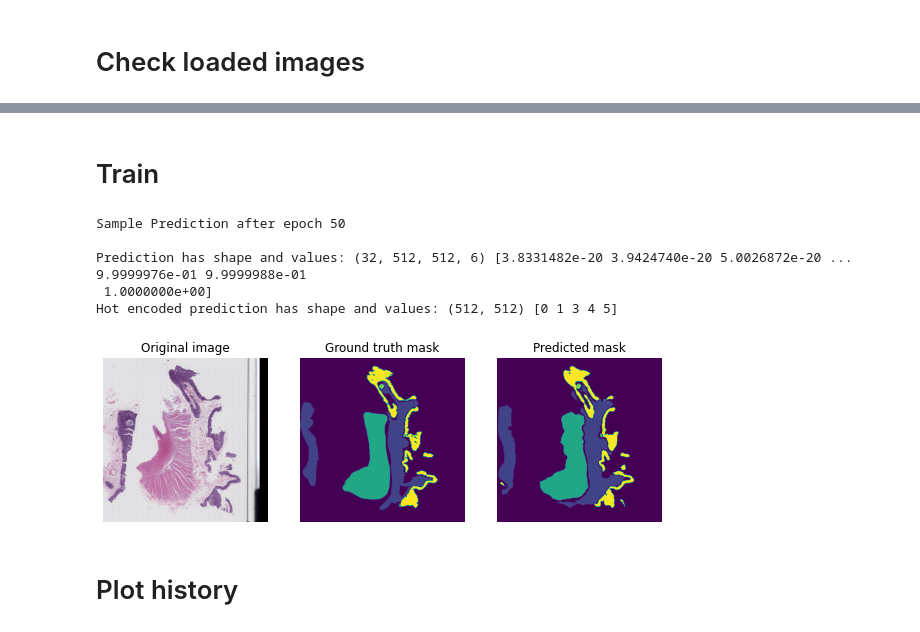
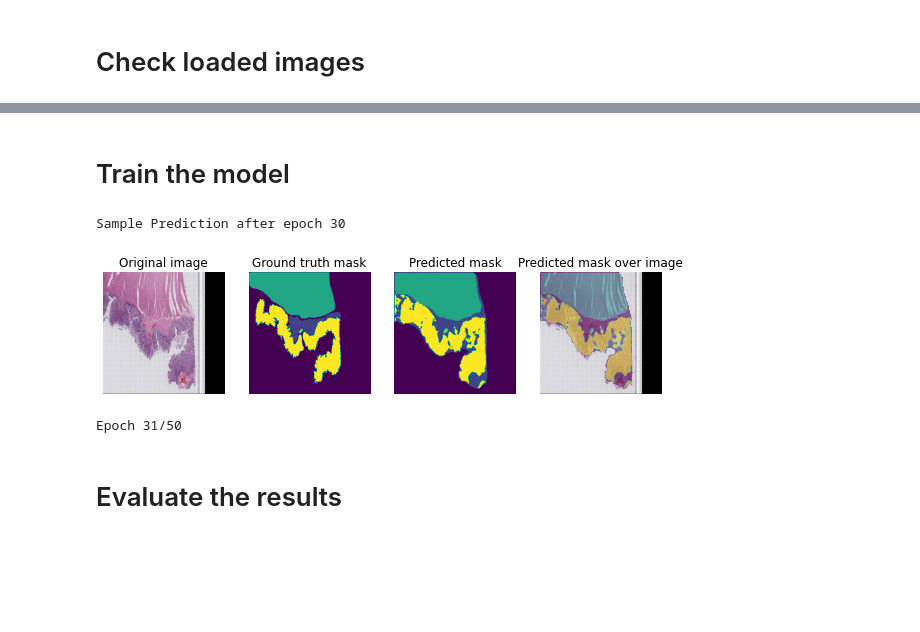
Before and after one commit to julenbhy/biomedical_image_segmentation, a Jupyter notebook: tissue_segmentator.ipynb, the cells around one changed output, grey strips where cells are left out. Cells and saved outputs as stored; diff of their text form; code cells hidden in the pictures; blank space fills up the shorter version.

```diff
--- a/tissue_segmentator.ipynb
+++ b/tissue_segmentator.ipynb
@@ -154,6 +141,11 @@ sm.framework()
 
 ACTIVATION = 'softmax'
 OPTIMIZER = tf.keras.optimizers.Adam(0.0001)
+
+#class_weights = [0.2138, 2.6031, 2.9286, 2.5219, 69.9673, 5.3551]
+#class_weights = [0.2177, 2.6855, 2.8543, 2.3903, 109.975, 3.9136]
+class_weights = su.get_class_weights(TRAIN_PATH+'masks/img')
+print('Class weights:', class_weights)
 
 dice_loss = sm.losses.DiceLoss(class_weights=np.array(class_weights))
 focal_loss = sm.losses.CategoricalFocalLoss()
@@ -176,36 +168,13 @@ model.compile(OPTIMIZER,
 #model.summary()    #print the model structure
 
 
-def show_prediction():
-    global train_generator
-    title = ['Input Image', 'Expected Annotation', 'Prediction']
-    images, masks = train_generator.__next__()
-    prediction = model.predict(images)
-    print('Prediction has shape and values:',prediction.shape, np.unique(prediction[0]))
-
-    f = plt.figure(figsize = (10, 10))
-    image = images[0]
-    mask = np.argmax(masks[0], axis=2) #hot encoded to 1 channel
-    prediction = np.argmax(prediction[0], axis=2) #hot encoded to 1 channel
-    print('Hot encoded prediction has shape and values:',prediction.shape, np.unique(prediction))
-    f.add_subplot(1,3,1)
-    plt.axis('off')
-    plt. title('Original image')
-    plt.imshow(image)
-    f.add_subplot(1,3,2)
-    plt.axis('off')
-    plt. title('Ground truth mask')
-    plt.imshow(mask)
-    f.add_subplot(1,3,3)
-    plt.axis('off')
-    plt. title('Predicted mask')
-    plt.imshow(prediction)
-    plt.show(block=True)
-    plt.show
-
 # This class is used by model.fet to print a prediction at the end of every epoch
 class DisplayCallback(tf.keras.callbacks.Callback):
     def on_epoch_end(self, epoch, logs=None):
         clear_output(wait=True)
         print ('\nSample Prediction after epoch {}\n'.format(epoch+1))
-        show_prediction()
+        images, masks = train_generator.__next__()
+        predictions = model.predict(images)
+        one_channel_masks = np.argmax(masks, axis=3) #hot encoded to 1 channel
+        one_channel_predictions = np.argmax(predictions, axis=3) #hot encoded to 1 channel
+        su.plot_prediction(images, one_channel_masks, one_channel_predictions)
@@ -230,20 +181,18 @@ coreClock: 1.38GHz coreCount: 80 deviceMemorySize: 31.75GiB deviceMemoryBandwidt
 # %% [markdown]
-# Train
+# Train the model
 # %%
-show_prediction()
 history = model.fit(train_generator,
                     epochs=50,
                     steps_per_epoch=50,
                     validation_data=val_generator,
                     validation_steps=50,
                     callbacks=[DisplayCallback()]
                    )
+
+model.save('./resources/unet_first_working.hdf5')
 # %% [output]
-Sample Prediction after epoch 50
-
-Prediction has shape and values: (32, 512, 512, 6) [3.8331482e-20 3.9424740e-20 5.0026872e-20 ... 9.9999976e-01 9.9999988e-01
- 1.0000000e+00]
-Hot encoded prediction has shape and values: (512, 512) [0 1 3 4 5]
+Sample Prediction after epoch 30
-[figure, old version]
+[figure, new version]
+Epoch 31/50
 # %% [markdown]
-# Plot history
+# Evaluate the results
```
Also changed, not shown: parts of 10 cells of this notebook, 1 other file.
